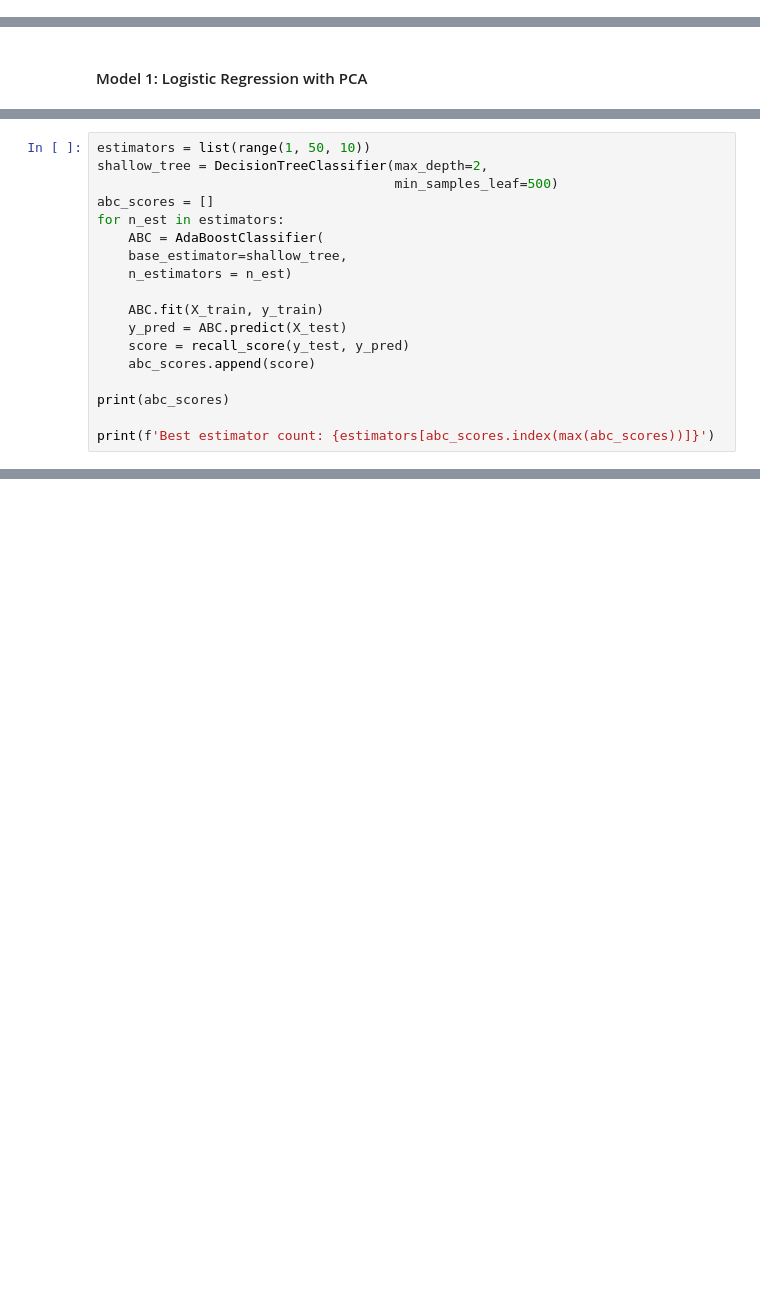
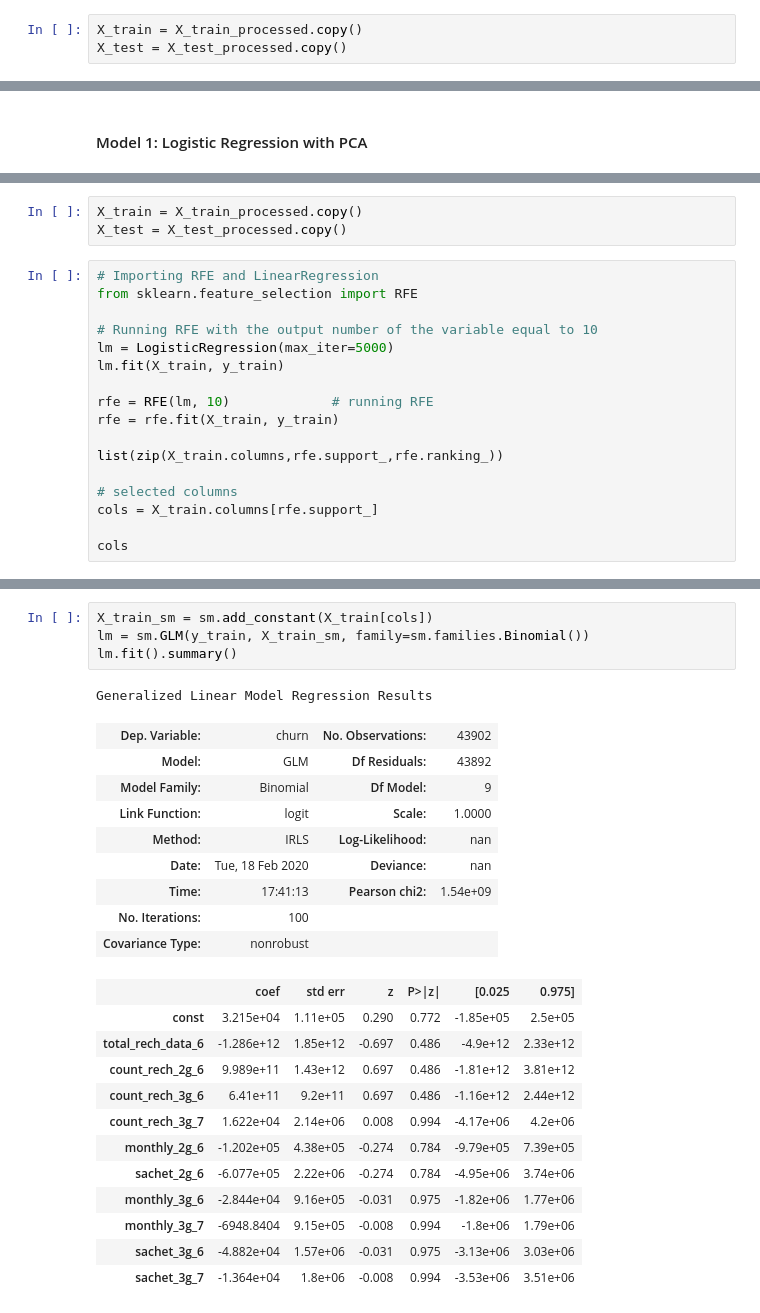
Before and after one commit to Shakeebbk/telecom-churn-case-study, a Jupyter notebook: Solution.ipynb, the cells around one changed output, grey strips where cells are left out. Saved outputs shown, nothing was run; the diff lists cells and outputs as text; blank space fills up the shorter version.

```diff
--- a/Solution.ipynb
+++ b/Solution.ipynb
@@ -644,5 +646,8 @@ Name: churn, dtype: int64
 scoring = 'recall'
 # %% [markdown]
 #### Model for prediction
+# %%
+X_train = X_train_processed.copy()
+X_test = X_test_processed.copy()
 # %% [markdown]
 #### PCA
@@ -737,18 +736,0 @@ print(recall_score(y_test, grid.predict(X_test)))
-# %%
-estimators = list(range(1, 50, 10))
-shallow_tree = DecisionTreeClassifier(max_depth=2,
-                                      min_samples_leaf=500)
-abc_scores = []
-for n_est in estimators:
-    ABC = AdaBoostClassifier(
-    base_estimator=shallow_tree,
-    n_estimators = n_est)
-
-    ABC.fit(X_train, y_train)
-    y_pred = ABC.predict(X_test)
-    score = recall_score(y_test, y_pred)
-    abc_scores.append(score)
-
-print(abc_scores)
-
-print(f'Best estimator count: {estimators[abc_scores.index(max(abc_scores))]}')
@@ -757,0 +739,20 @@ Best estimator count: 21
+# %%
+X_train = X_train_processed.copy()
+X_test = X_test_processed.copy()
+# %%
+# Importing RFE and LinearRegression
+from sklearn.feature_selection import RFE
+
+# Running RFE with the output number of the variable equal to 10
+lm = LogisticRegression(max_iter=5000)
+lm.fit(X_train, y_train)
+
+rfe = RFE(lm, 10)             # running RFE
+rfe = rfe.fit(X_train, y_train)
+
+list(zip(X_train.columns,rfe.support_,rfe.ranking_))
+
+# selected columns
+cols = X_train.columns[rfe.support_]
+
+cols
@@ -757,0 +766,27 @@ Best estimator count: 21
+# %%
+X_train_sm = sm.add_constant(X_train[cols])
+lm = sm.GLM(y_train, X_train_sm, family=sm.families.Binomial())
+lm.fit().summary()
+# %% [output]
+Generalized Linear Model Regression Results
+| Dep. Variable: | churn | No. Observations: | 43902 |
+| Model: | GLM | Df Residuals: | 43892 |
+| Model Family: | Binomial | Df Model: | 9 |
+| Link Function: | logit | Scale: | 1.0000 |
+| Method: | IRLS | Log-Likelihood: | nan |
+| Date: | Tue, 18 Feb 2020 | Deviance: | nan |
+| Time: | 17:41:13 | Pearson chi2: | 1.54e+09 |
+| No. Iterations: | 100 |  |  |
+| Covariance Type: | nonrobust |  |  |
+|  | coef | std err | z | P>|z| | [0.025 | 0.975] |
+| const | 3.215e+04 | 1.11e+05 | 0.290 | 0.772 | -1.85e+05 | 2.5e+05 |
+| total_rech_data_6 | -1.286e+12 | 1.85e+12 | -0.697 | 0.486 | -4.9e+12 | 2.33e+12 |
+| count_rech_2g_6 | 9.989e+11 | 1.43e+12 | 0.697 | 0.486 | -1.81e+12 | 3.81e+12 |
+| count_rech_3g_6 | 6.41e+11 | 9.2e+11 | 0.697 | 0.486 | -1.16e+12 | 2.44e+12 |
+| count_rech_3g_7 | 1.622e+04 | 2.14e+06 | 0.008 | 0.994 | -4.17e+06 | 4.2e+06 |
+| monthly_2g_6 | -1.202e+05 | 4.38e+05 | -0.274 | 0.784 | -9.79e+05 | 7.39e+05 |
+| sachet_2g_6 | -6.077e+05 | 2.22e+06 | -0.274 | 0.784 | -4.95e+06 | 3.74e+06 |
+| monthly_3g_6 | -2.844e+04 | 9.16e+05 | -0.031 | 0.975 | -1.82e+06 | 1.77e+06 |
+| monthly_3g_7 | -6948.8404 | 9.15e+05 | -0.008 | 0.994 | -1.8e+06 | 1.79e+06 |
+| sachet_3g_6 | -4.882e+04 | 1.57e+06 | -0.031 | 0.975 | -3.13e+06 | 3.03e+06 |
+| sachet_3g_7 | -1.364e+04 | 1.8e+06 | -0.008 | 0.994 | -3.53e+06 | 3.51e+06 |
```
Also changed, not shown: parts of 37 cells of this notebook.
